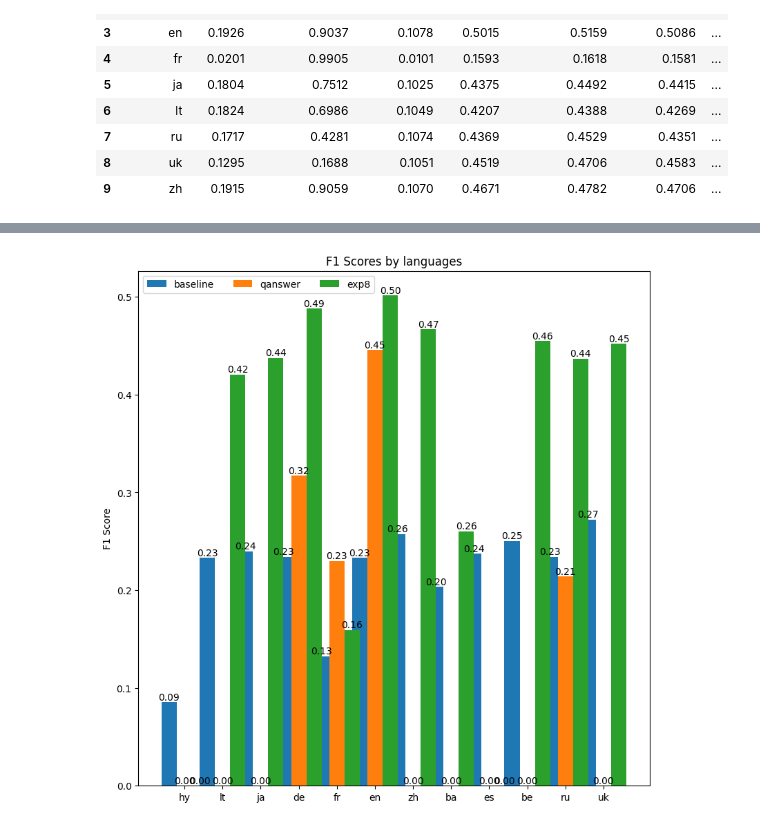
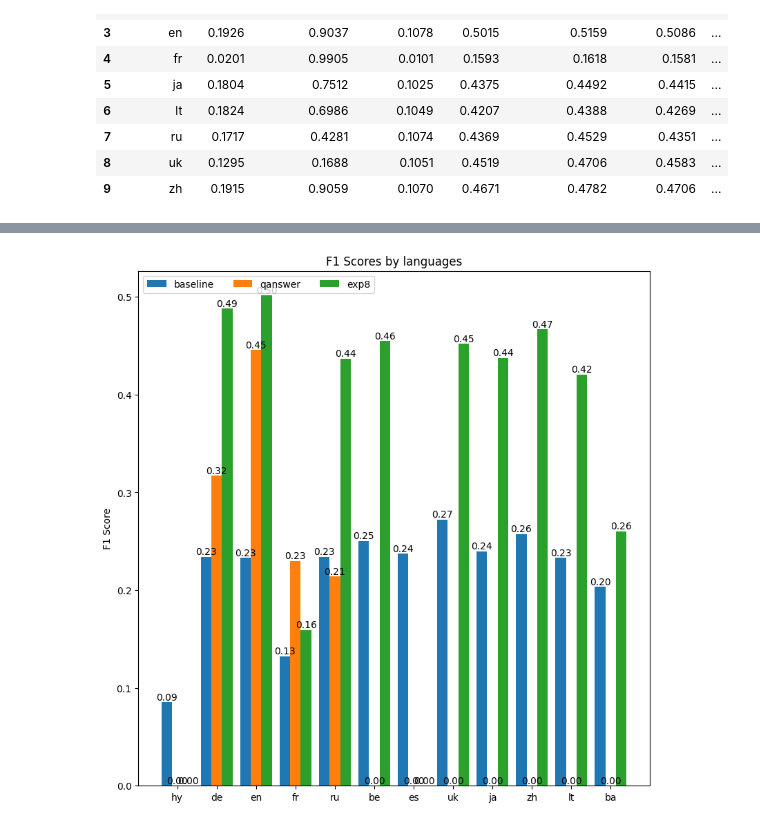
Before and after one commit to dice-group/MST5, a Jupyter notebook: notebooks/eval_results.ipynb, the cells around one changed output, grey strips where cells are left out. Cells and saved outputs as stored; diff of their text form; code cells hidden in the pictures.

```diff
--- a/notebooks/eval_results.ipynb
+++ b/notebooks/eval_results.ipynb
@@ -904,8 +922,8 @@ plot({
 # %%
 plot({
     "baseline": baseline,
     "qanswer": qanswer,
     "exp8": exp8
-})
+}, x_distance=1.5)
 # %% [output]
-[figure, old version]
+[figure, new version]
```
Also changed, not shown: parts of 25 cells of this notebook.
